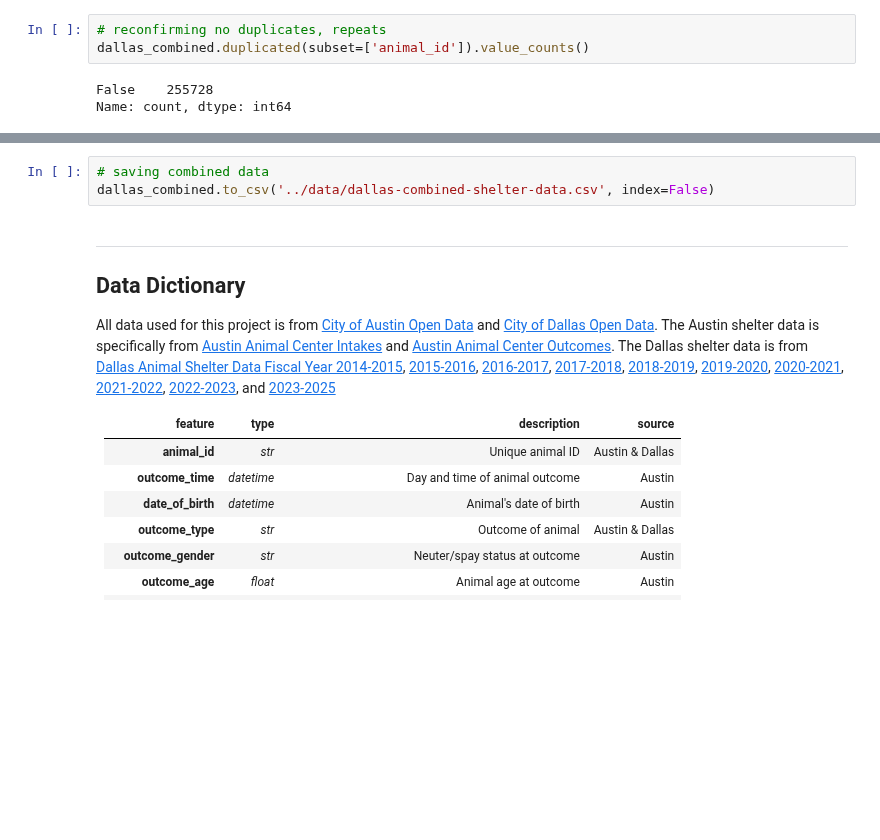
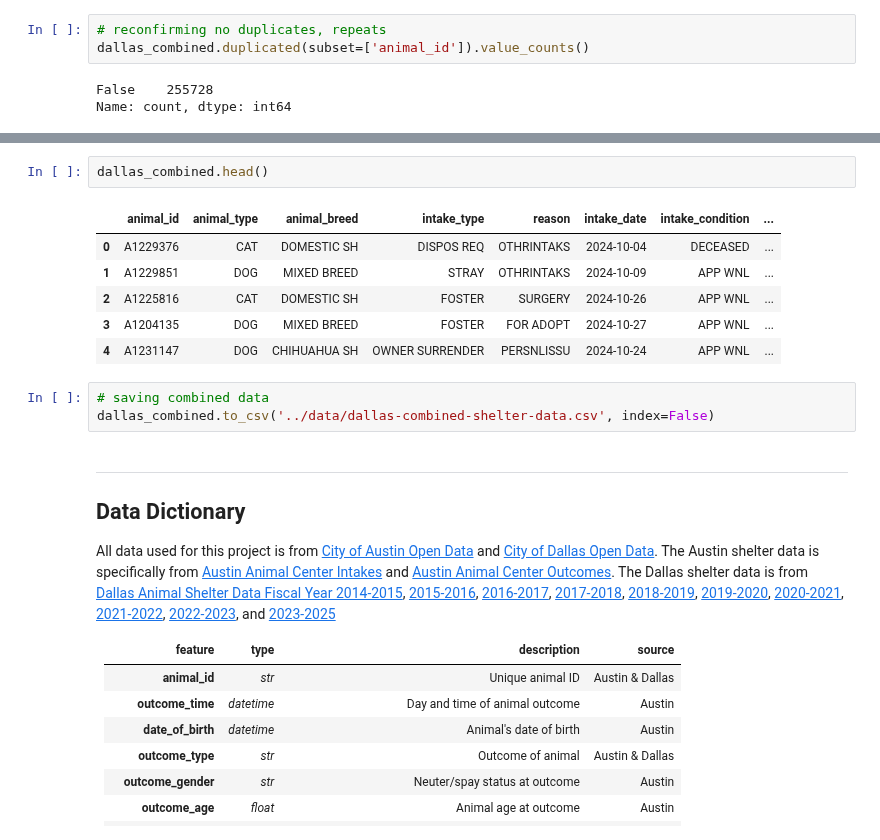
Before and after one commit to kncramer/animal-shelter-outcomes, a Jupyter notebook: code/01-data-cleaning.ipynb, the cells around one changed output, grey strips where cells are left out. Drawn from its saved outputs; the diff is of its cells as text; blank space fills up the shorter version.

```diff
--- a/code/01-data-cleaning.ipynb
+++ b/code/01-data-cleaning.ipynb
@@ -945,6 +954,15 @@ Data columns (total 11 columns):
  10  stay_duration      255728 non-null  int32
 dtypes: datetime64[ns](2), int32(1), object(8)
 memory usage: 22.4+ MB
+# %%
+dallas_combined.head()
+# %% [output]
+|  | animal_id | animal_type | animal_breed | intake_type | reason | intake_date | intake_condition | ... |
+| 0 | A1229376 | CAT | DOMESTIC SH | DISPOS REQ | OTHRINTAKS | 2024-10-04 | DECEASED | ... |
+| 1 | A1229851 | DOG | MIXED BREED | STRAY | OTHRINTAKS | 2024-10-09 | APP WNL | ... |
+| 2 | A1225816 | CAT | DOMESTIC SH | FOSTER | SURGERY | 2024-10-26 | APP WNL | ... |
+| 3 | A1204135 | DOG | MIXED BREED | FOSTER | FOR ADOPT | 2024-10-27 | APP WNL | ... |
+| 4 | A1231147 | DOG | CHIHUAHUA SH | OWNER SURRENDER | PERSNLISSU | 2024-10-24 | APP WNL | ... |
 # %%
 # saving combined data
 dallas_combined.to_csv('../data/dallas-combined-shelter-data.csv', index=False)
```
Also changed, not shown: parts of 3 cells of this notebook, 12 other files.
